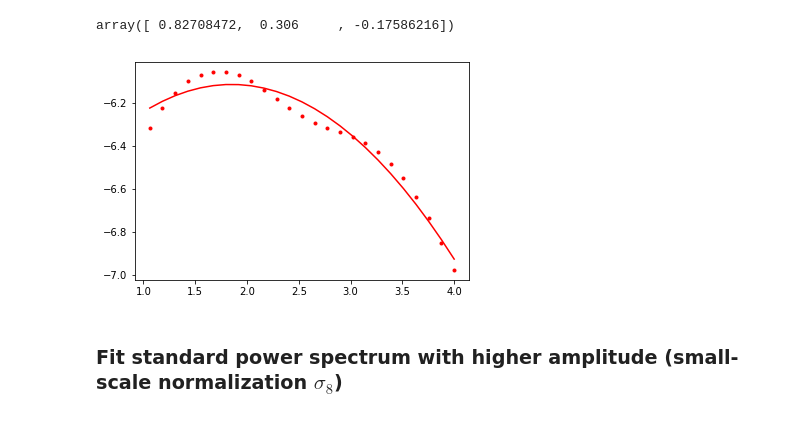
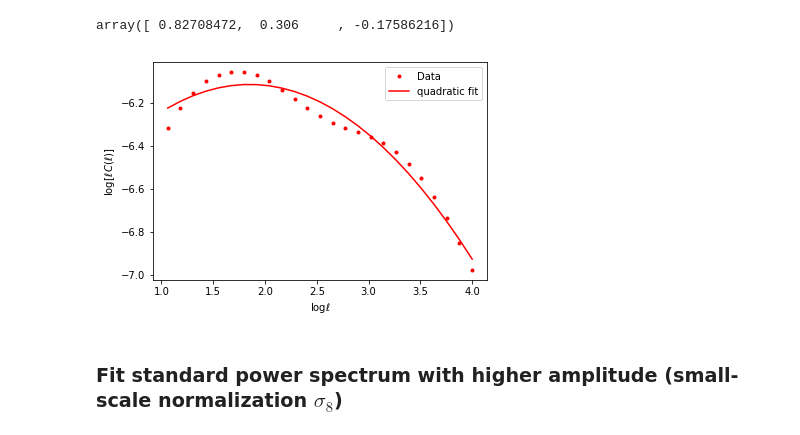
Before and after one commit to emilleishida/CorrMatrix_ABC, a Jupyter notebook: scripts/ABC/WL_Cell_fit.ipynb, the cells around one changed output. Saved outputs shown, nothing was run; the diff lists cells and outputs as text; code cells hidden in the pictures.

Commit message:
Ran quadratic toy model.

```diff
--- a/scripts/ABC/WL_Cell_fit.ipynb
+++ b/scripts/ABC/WL_Cell_fit.ipynb
@@ -109,9 +100,13 @@ popt
 # %% [output]
 array([ 0.82708472,  0.306     , -0.17586216])
 # %%
-plot_1 = plt.plot(logell, logCell + logell, 'r.', logell, quadratic(logell, *popt), 'r-')
+plot_1 = plt.plot(logell, logCell + logell, 'r.', label='Data')
+plt.plot(logell, quadratic(logell, *popt), 'r-', label='quadratic fit')
+plt.legend()
+xl_1   = plt.xlabel('$\log \ell$')
+yl_1   = plt.ylabel('$\log [\ell \, C(\ell)]$')
 # %% [output]
-[figure, old version]
+[figure, new version]
 # %% [markdown]
 ### Fit standard power spectrum with higher amplitude (small-scale normalization $\sigma_8$)
 # %% [markdown]
```
Also changed, not shown: parts of 9 cells of this notebook, 5 other files.
